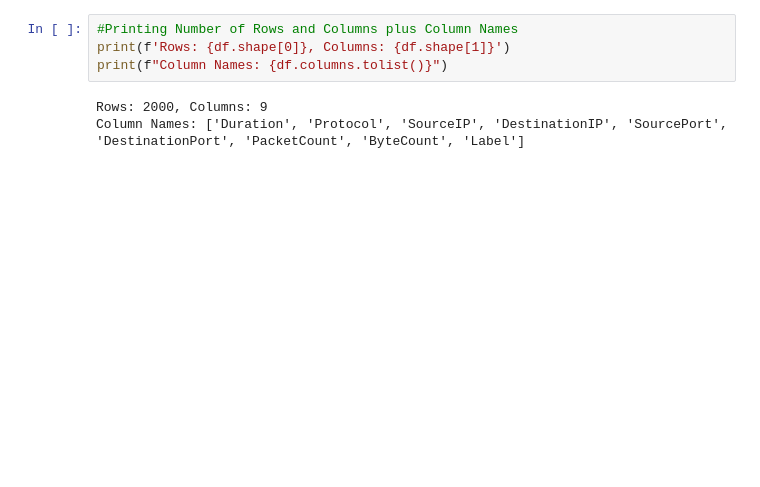
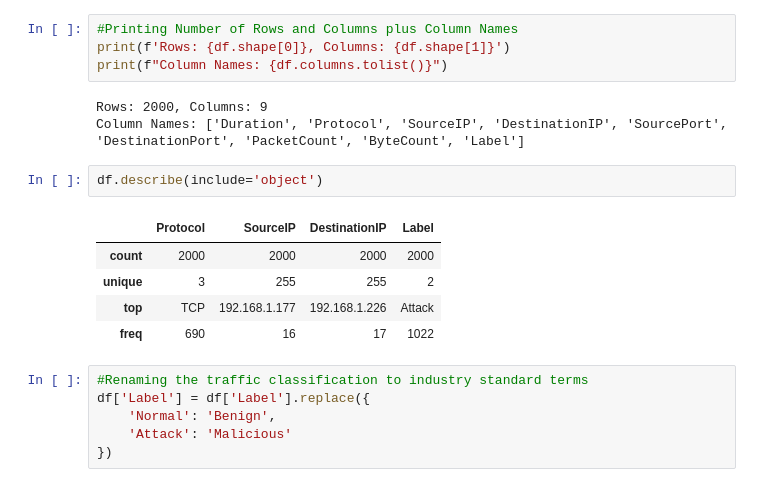
Before and after one commit to anthonyfeaster/UCB-AIML, a Jupyter notebook: Capstone/capstone.ipynb, the cells around one changed output. Saved outputs shown, nothing was run; the diff lists cells and outputs as text; blank space fills up the shorter version.

```diff
--- a/Capstone/capstone.ipynb
+++ b/Capstone/capstone.ipynb
@@ -58,3 +60,17 @@ print(f"Column Names: {df.columns.tolist()}")
 # %% [output]
 Rows: 2000, Columns: 9
 Column Names: ['Duration', 'Protocol', 'SourceIP', 'DestinationIP', 'SourcePort', 'DestinationPort', 'PacketCount', 'ByteCount', 'Label']
+# %%
+df.describe(include='object')
+# %% [output]
+|  | Protocol | SourceIP | DestinationIP | Label |
+| count | 2000 | 2000 | 2000 | 2000 |
+| unique | 3 | 255 | 255 | 2 |
+| top | TCP | 192.168.1.177 | 192.168.1.226 | Attack |
+| freq | 690 | 16 | 17 | 1022 |
+# %%
+#Renaming the traffic classification to industry standard terms
+df['Label'] = df['Label'].replace({
+    'Normal': 'Benign',
+    'Attack': 'Malicious'
+})
```
Also changed, not shown: parts of 9 cells of this notebook.
